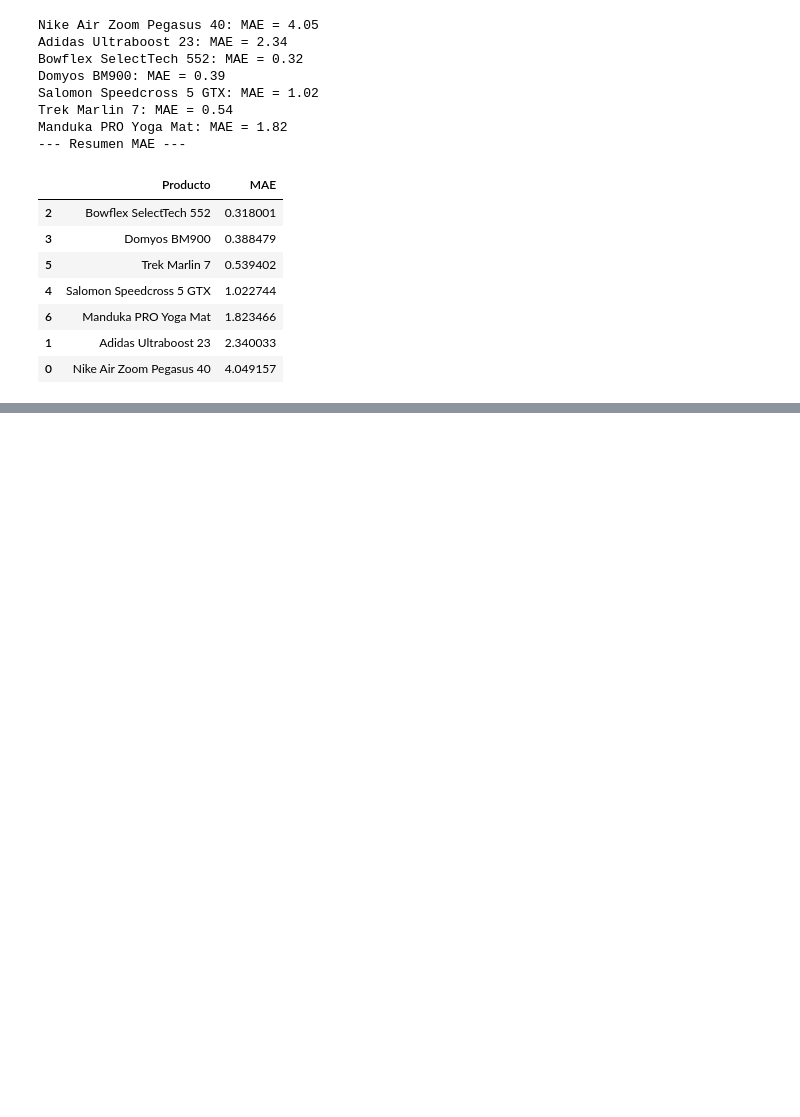
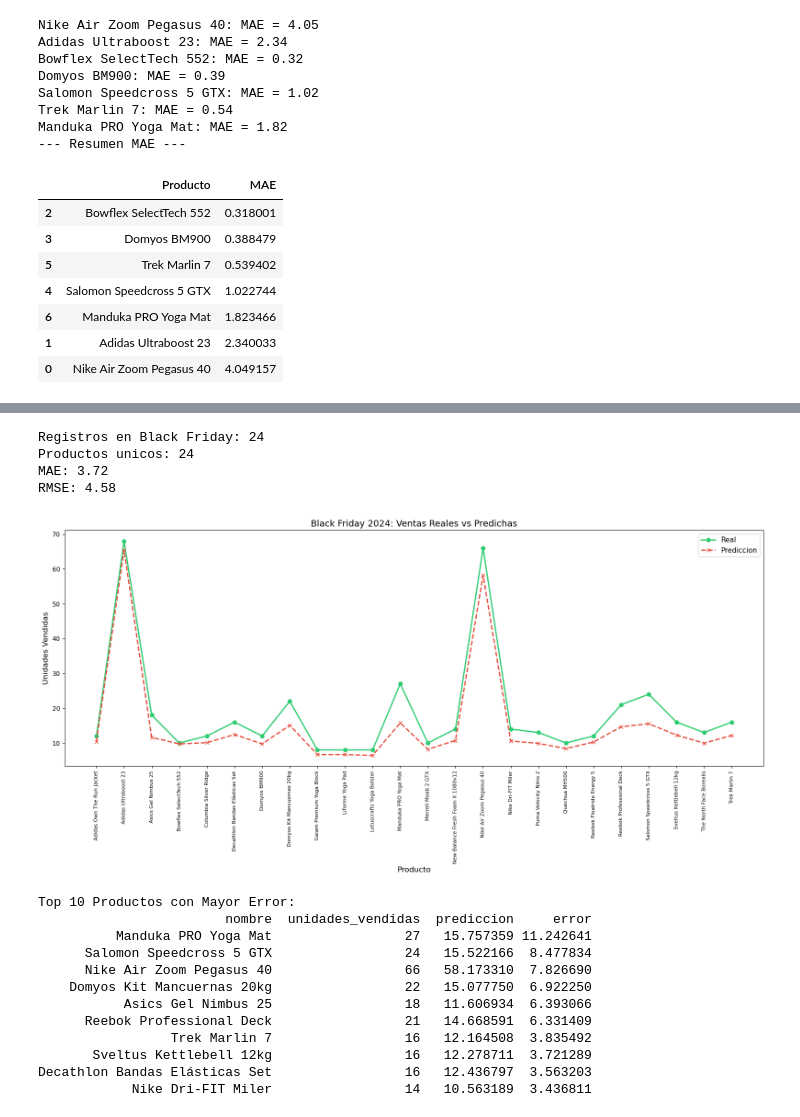
Before and after one commit to jeo20/ds4b, a Jupyter notebook: notebooks/entrenamiento.ipynb, the cells around one changed output, grey strips where cells are left out. Saved outputs shown, nothing was run; the diff lists cells and outputs as text; code cells hidden in the pictures; blank space fills up the shorter version.

```diff
--- a/notebooks/entrenamiento.ipynb
+++ b/notebooks/entrenamiento.ipynb
@@ -677,0 +779,62 @@ Manduka PRO Yoga Mat: MAE = 1.82
+# %%
+# Analisis de Black Friday 2024
+# Black Friday 2024 fue el 29 de noviembre
+
+black_friday = validation_df[(validation_df["mes"] == 11) & (validation_df["dia"] == 29)].copy()
+
+print(f"Registros en Black Friday: {len(black_friday)}")
+print(f"Productos unicos: {black_friday['nombre'].nunique()}")
+
+# Predicciones para Black Friday
+X_bf = black_friday[feature_cols]
+y_actual_bf = black_friday[target].values
+y_pred_bf = model.predict(X_bf)
+
+black_friday["prediccion"] = y_pred_bf
+black_friday["error"] = np.abs(y_actual_bf - y_pred_bf)
+
+# Calcular metricas generales
+mae_bf = mean_absolute_error(y_actual_bf, y_pred_bf)
+rmse_bf = np.sqrt(mean_squared_error(y_actual_bf, y_pred_bf))
+print(f"MAE: {mae_bf:.2f}")
+print(f"RMSE: {rmse_bf:.2f}")
+
+# Ordenar por producto para grafico
+bf_sorted = black_friday.sort_values("nombre").reset_index(drop=True)
+
+# Grafico Real vs Predicho
+plt.figure(figsize=(16, 8))
+x = range(len(bf_sorted))
+plt.plot(x, bf_sorted[target], label="Real", marker="o", linewidth=2, markersize=6, color="#2ecc71")
+plt.plot(x, bf_sorted["prediccion"], label="Prediccion", marker="x", linewidth=2, markersize=6, color="#e74c3c", linestyle="--")
+
+plt.title("Black Friday 2024: Ventas Reales vs Predichas", fontsize=14)
+plt.xlabel("Producto", fontsize=12)
+plt.ylabel("Unidades Vendidas", fontsize=12)
+plt.xticks(x, bf_sorted["nombre"], rotation=90, fontsize=8)
+plt.legend(fontsize=11)
+plt.tight_layout()
+plt.show()
+
+# Top 10 productos con mayor error
+top_errors = bf_sorted.nlargest(10, "error")[["nombre", target, "prediccion", "error"]]
+print("Top 10 Productos con Mayor Error:")
+print(top_errors.to_string(index=False))
+# %% [output]
+Registros en Black Friday: 24
+Productos unicos: 24
+MAE: 3.72
+RMSE: 4.58
+[figure, added]
+Top 10 Productos con Mayor Error:
+                        nombre  unidades_vendidas  prediccion     error
+          Manduka PRO Yoga Mat                 27   15.757359 11.242641
+      Salomon Speedcross 5 GTX                 24   15.522166  8.477834
+      Nike Air Zoom Pegasus 40                 66   58.173310  7.826690
+    Domyos Kit Mancuernas 20kg                 22   15.077750  6.922250
+           Asics Gel Nimbus 25                 18   11.606934  6.393066
+      Reebok Professional Deck                 21   14.668591  6.331409
+                 Trek Marlin 7                 16   12.164508  3.835492
+       Sveltus Kettlebell 12kg                 16   12.278711  3.721289
+Decathlon Bandas Elásticas Set                 16   12.436797  3.563203
+            Nike Dri-FIT Miler                 14   10.563189  3.436811
```
Also changed, not shown: parts of 3 cells of this notebook, 3 other files.
